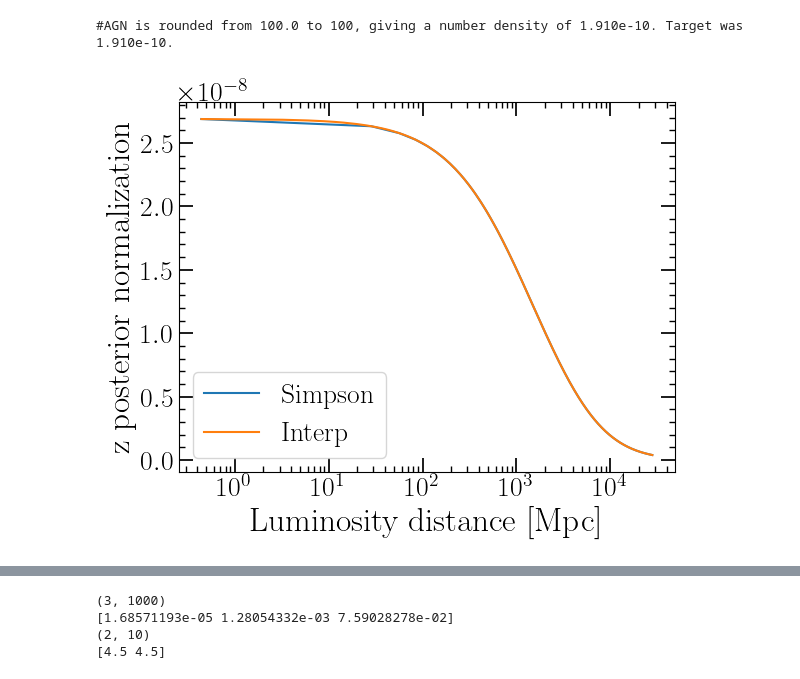
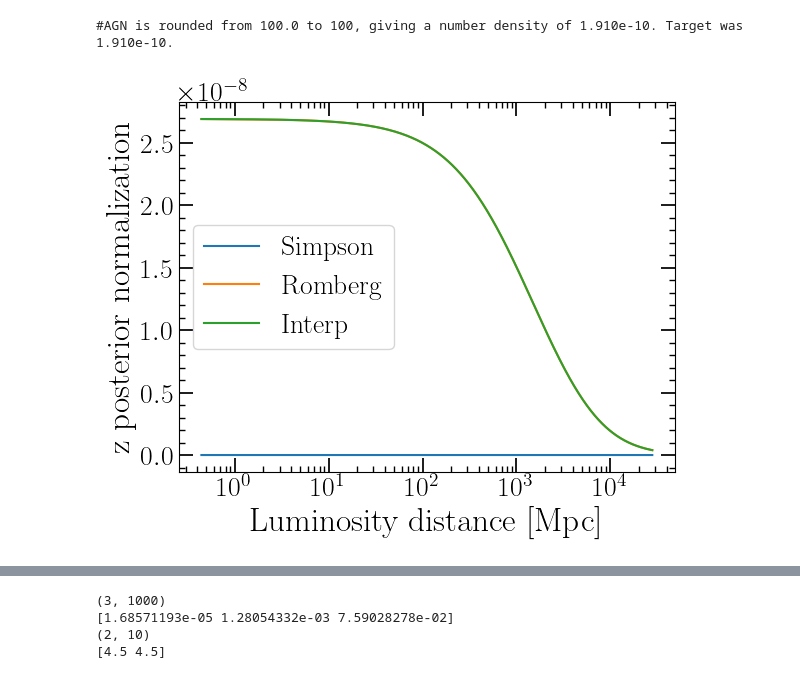
Before and after one commit to LucasPouw/darksirenpop, a Jupyter notebook: analyze_posteriors.ipynb, the cells around one changed output, grey strips where cells are left out. Saved outputs shown, nothing was run; the diff lists cells and outputs as text; code cells hidden in the pictures.

```diff
--- a/analyze_posteriors.ipynb
+++ b/analyze_posteriors.ipynb
@@ -16,5 +22,7 @@ def remove_infs(data):
 # %%
-alldata = remove_infs( np.load('posteriors_replaceFalse_relerr0.01_100AGN_rel5.npy') )
+alldata = remove_infs( np.load('posteriors_BATCH_100_PRIMARY_MASS_ERROR_40.npy') )
+# alldata = remove_infs( np.load('posteriors_AGNZERROR_0.05_BATCH_100_GWDISTERR_0.05_ZMAX_1.5_NAGN_100.npy') )
+# alldata = remove_infs( np.load('posteriors_AGNZERROR_0.05_BATCH_100_GWDISTERR_0.05_ZMAX_1.5_NAGN_100_PRIMARY_MASS_ERROR_40.npy') )
 print(alldata.shape)
 
 post1 = np.sum(alldata, axis=0)
@@ -365,55 +425,67 @@ def unnormed_redshift_distribution(z, dobs, sigma):
     dDL_dz = chi_z + (1 + z) * (SPEED_OF_LIGHT_KMS / H_z)
     return unnormed_lumdist_distribution(dl, dobs, sigma) / dDL_dz
 
-from scipy.integrate import simpson
+from scipy.integrate import simpson, romb
+from scipy.interpolate import CubicSpline
 
-n_norms = 1000
+n_norms = 10000
 redshift_norm_z_axis = np.geomspace(ZMIN / 10, 10 * ZMAX, 10000)
+romb_z_axis = np.geomspace(ZMIN / 10, 10 * ZMAX, 513)  #np.linspace(ZMIN, ZMAX, 8193)
+# print(np.diff(np.log10(romb_z_axis)))
+# sys.exit(1)
 
 znorms = np.zeros(n_norms)
 znorms_trapz = np.zeros(n_norms)
 znorms_quad = np.zeros(n_norms)
+znorms_romb = np.zeros(n_norms)
 trial_lumdist = np.linspace(LUMDIST_MIN, 2 * LUMDIST_MAX, n_norms)
 for i, dobs in tqdm(enumerate(trial_lumdist)):
-    func = lambda x: unnormed_redshift_distribution(x, dobs, sigma=GW_DIST_ERR)
-    znorms[i] = simpson(y=func(redshift_norm_z_axis), x=redshift_norm_z_axis)
-    znorms_trapz[i] = np.trapezoid(y=func(redshift_norm_z_axis), x=redshift_norm_z_axis)
+    # func = lambda x: unnormed_redshift_distribution(x, dobs, sigma=GW_DIST_ERR)
+    # znorms[i] = simpson(y=func(redshift_norm_z_axis), x=redshift_norm_z_axis)
+
+    func = lambda x: unnormed_redshift_distribution(x, dobs, sigma=GW_DIST_ERR) * x * np.log(10)
+    znorms_romb[i] = romb(y=func(romb_z_axis), dx=np.diff(np.log10(romb_z_axis))[0])
+
+    # znorms_trapz[i] = np.trapezoid(y=func(redshift_norm_z_axis), x=redshift_norm_z_axis)
     # znorms_quad[i] = quad(func, min(redshift_norm_z_axis), max(redshift_norm_z_axis))[0]
-znorms_interp = interp1d(trial_lumdist, znorms)
+znorms_interp = CubicSpline(trial_lumdist, znorms_romb)
 # znorms_interp_quad = interp1d(trial_lumdist, znorms_quad)
-
 
 lumdist_interp_axis = np.linspace(LUMDIST_MIN, 2 * LUMDIST_MAX, 10 * n_norms)
 plt.figure()
 plt.plot(trial_lumdist, znorms, label='Simpson')
+plt.plot(trial_lumdist, znorms_romb, label='Romberg')
 plt.plot(lumdist_interp_axis, znorms_interp(lumdist_interp_axis), label='Interp')
 # plt.plot(trial_lumdist, znorms_trapz, label='Trapezoid')
 # plt.plot(trial_lumdist, znorms_quad, label='Quad')
 plt.semilogx()
 plt.legend()
 plt.xlabel('Luminosity distance [Mpc]')
 plt.ylabel('z posterior normalization')
 plt.show()
 
 
 def redshift_distribution(z, dobs, sigma):
+    func = lambda x: unnormed_redshift_distribution(x, dobs, sigma) * x * np.log(10)
+    # norm = znorms_interp(dobs)
+    norm = romb(y=func(romb_z_axis), dx=np.diff(np.log10(romb_z_axis))[0])
+
     func = lambda x: unnormed_redshift_distribution(x, dobs, sigma)
-    norm = znorms_interp(dobs)
     return func(z) / norm
 
 
 def redshift_posterior_times_alt_prior(z, obs_dl, dl_err):
     return redshift_distribution(z, obs_dl, dl_err) * dVdz_prior(z)
 
 # def redshift_distribution_quad(z, dobs, sigma):
 #     func = lambda x: unnormed_redshift_distribution(x, dobs, sigma)
 #     norm = znorms_interp_quad(dobs)
 #     return func(z) / norm
 
 # def redshift_posterior_times_alt_prior_quad(z, obs_dl, dl_err):
 #     return redshift_distribution_quad(z, obs_dl, dl_err) * dVdz_prior(z)
 # %% [output]
-[figure, old version]
+[figure, new version]
 # %%
 # print(LUMDIST_AT_MAX_REDSHIFT)
 # obs_dl = 10000
```
Also changed, not shown: parts of 11 cells of this notebook, 2 other files.
